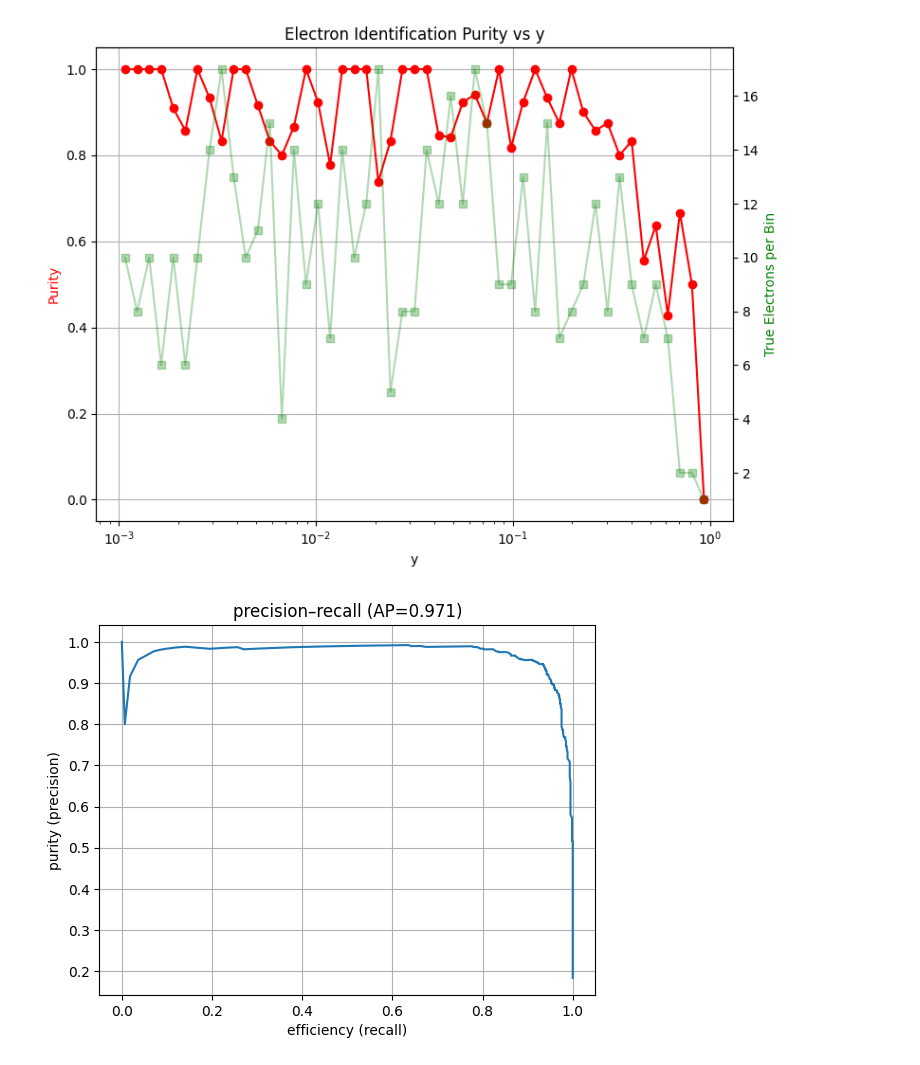
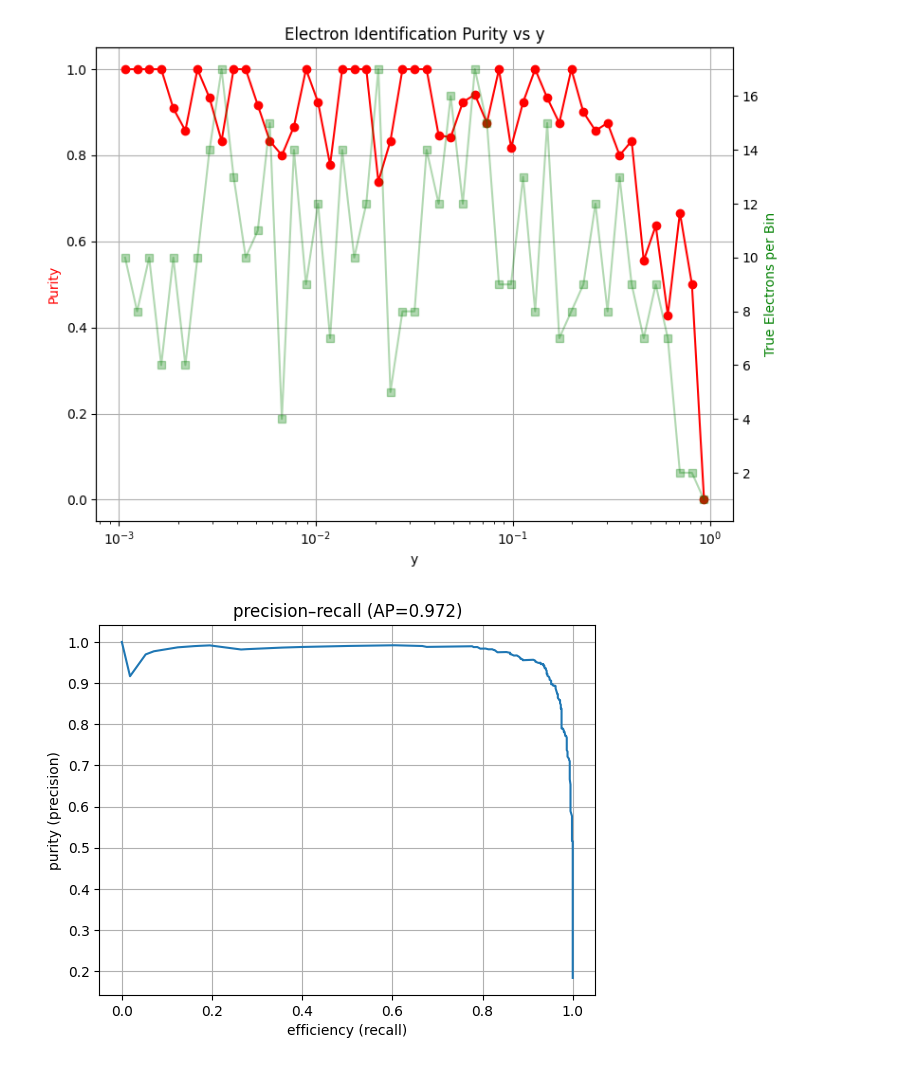
Before and after one commit to nalted/Masters-Project-Public, a Jupyter notebook: projectxg/xgboost_tutorial.ipynb, the cells around one changed output. Cells and saved outputs as stored; diff of their text form; code cells hidden in the pictures.

```diff
--- a/projectxg/xgboost_tutorial.ipynb
+++ b/projectxg/xgboost_tutorial.ipynb
@@ -740,15 +743,15 @@ plt.show()
 # %%
 # precision-recall curve -> same as purity-efficiency curve but using a given function from sklearn
 from sklearn.metrics import precision_recall_curve, average_precision_score
 
-precision, recall, thresholds = precision_recall_curve(y_val, val_pred)
-ap = average_precision_score(y_val, val_pred)
+precision, recall, thresholds = precision_recall_curve(y_val, val_pred_sklearn)
+ap = average_precision_score(y_val, val_pred_sklearn)
 
 plt.plot(recall, precision)
 plt.xlabel('efficiency (recall)')
 plt.ylabel('purity (precision)')
 plt.title(f'precision–recall (AP={ap:.3f})')
 plt.grid(True)
 plt.show()
 # %% [output]
-[figure, old version]
+[figure, new version]
```
Also changed, not shown: parts of 9 cells of this notebook.
